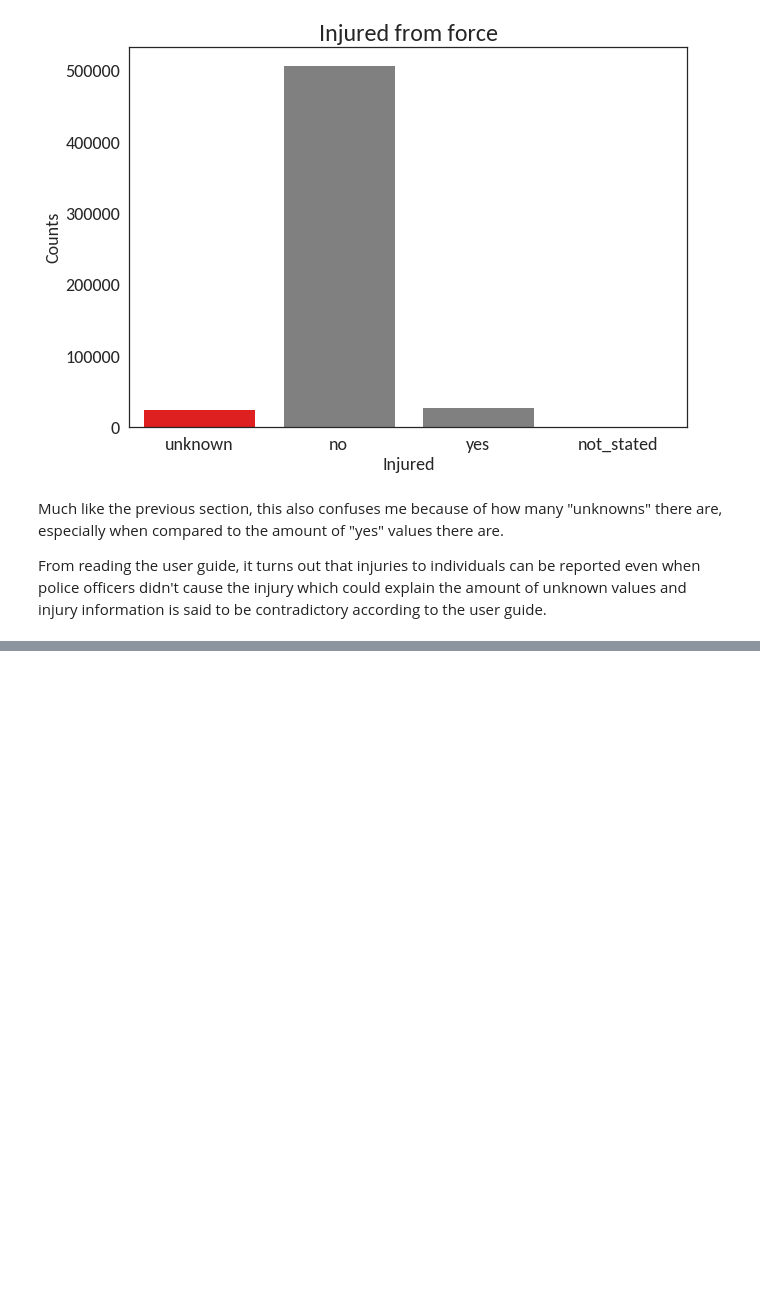
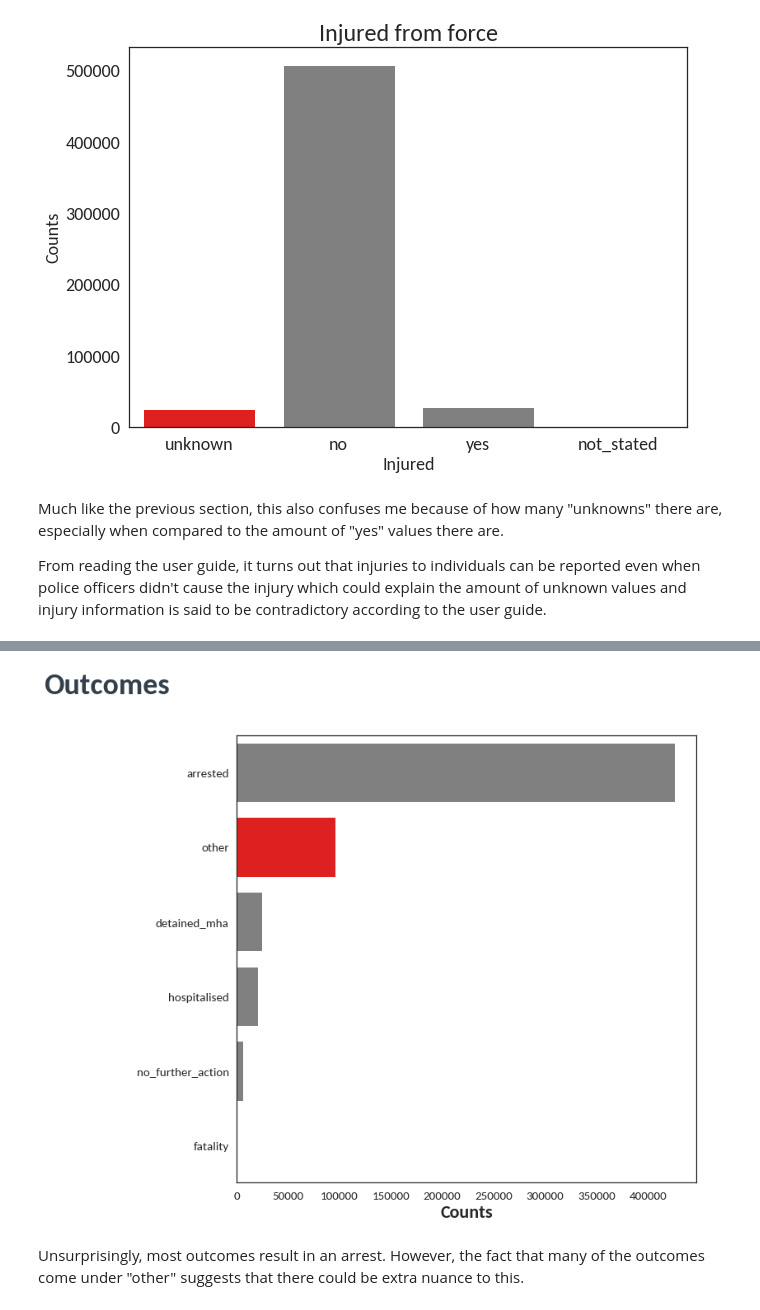
Before and after one commit to HelloWorld183L/EDA_Work, a Jupyter notebook: EDA_Police_Use_Of_Force.ipynb, the cells around one changed output, grey strips where cells are left out. Drawn from its saved outputs; the diff is of its cells as text; code cells hidden in the pictures; blank space fills up the shorter version.

```diff
--- a/EDA_Police_Use_Of_Force.ipynb
+++ b/EDA_Police_Use_Of_Force.ipynb
@@ -243,10 +186,36 @@ print(sorted(force_counts.values(), reverse=True))
 # %% [markdown]
 # Exploratory data analysis
 # %%
-def get_col_counts_for_yes(df, column_type_name, skipchars=0):
+def get_col_counts_for_yes(df, column_type_name):
     type_cols = [col for col in df.columns if column_type_name in col]
     counts = [df[col].value_counts()['yes'] for col in type_cols]
     type_names = f'{column_type_name}_names'
-    counts_df = pd.DataFrame({type_names: type_cols, 'counts': counts})
+
+    proportions = [f'{round(proportion,2)}%' for proportion in counts / np.sum(counts)*100]
+    counts_df = pd.DataFrame({type_names: type_cols, 'counts': counts, 'proportion': proportions})
+
+    skipchars = len(column_type_name)+1
     counts_df[type_names] = counts_df[type_names].str[skipchars:]
     return counts_df
+
+def horizontal_count_plot(df, title, fig_name, name_to_emphasise=''):
+    fig, _ = plt.subplots(figsize=(10,10))
+    sorted_counts = df.sort_values(by='counts', ascending=False)
+
+    colors = ['red' if name == name_to_emphasise else 'grey' for name in sorted_counts[sorted_counts.columns[0]]]
+    ax = ax = sns.barplot(x='counts', y=sorted_counts.columns[0], palette=colors, data=sorted_counts)
+    fig.text(-0.2, 0.95, title, fontsize=36, fontweight='black', color = '#333F4B')
+    ax.set_xlabel(xlabel="Counts", fontsize=22, fontweight='black')
+    ax.set_ylabel(ylabel='')
+    ax.tick_params(axis='both', which='major', labelsize=15)
+    plt.rcParams['font.sans-serif'] = 'Carlito'
+
+    plt.savefig(fig_name, bbox_inches='tight')
+
+def create_proportions_table(df, column_name, table_col_name):
+    counts = df[column_name].value_counts().values
+    distinct_vals = df[column_name].value_counts().index.to_list()
+
+    proportions = [f'{round(proportion,2)}%' for proportion in counts / np.sum(counts)*100]
+    counts_df = pd.DataFrame({table_col_name: distinct_vals, 'counts': counts, 'proportions': proportions})
+    return counts_df
@@ -512,10 +453,0 @@ merged_df =
-# %%
-from sklearn.preprocessing import LabelEncoder
-
-cols_to_exclude = ['police_force', 'ced_highest_use', 'person_perceived_gender']
-encoder = LabelEncoder()
-police_cols = [col for col in police_df.columns if col not in cols_to_exclude]
-
-for col in police_cols:
-    police_df[col] = encoder.fit_transform(police_df[col])
-    police_df[col] = police_df[col].astype(str)
@@ -525,0 +467,7 @@ police_df.corr()
+# %%
+outcome_counts_df = get_col_counts_for_yes(police_df, 'outcome')
+horizontal_count_plot(outcome_counts_df, 'Outcomes', 'fig10_outcomes.png', name_to_emphasise='other')
+# %% [output]
+[figure, added]
+# %% [markdown]
+Unsurprisingly, most outcomes result in an arrest. However, the fact that many of the outcomes come under "other" suggests that there could be extra nuance to this.
```
Also changed, not shown: parts of 35 cells of this notebook.
